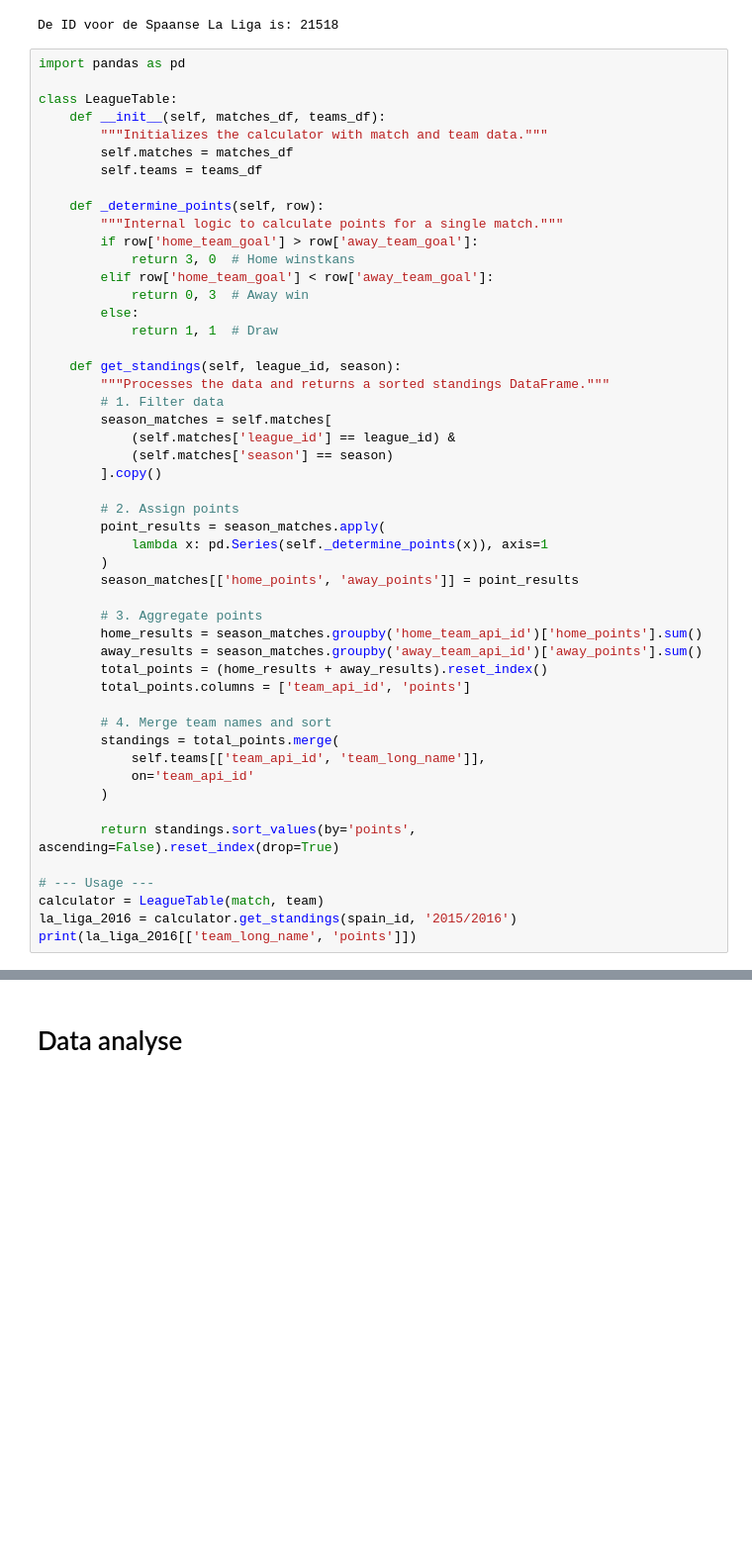
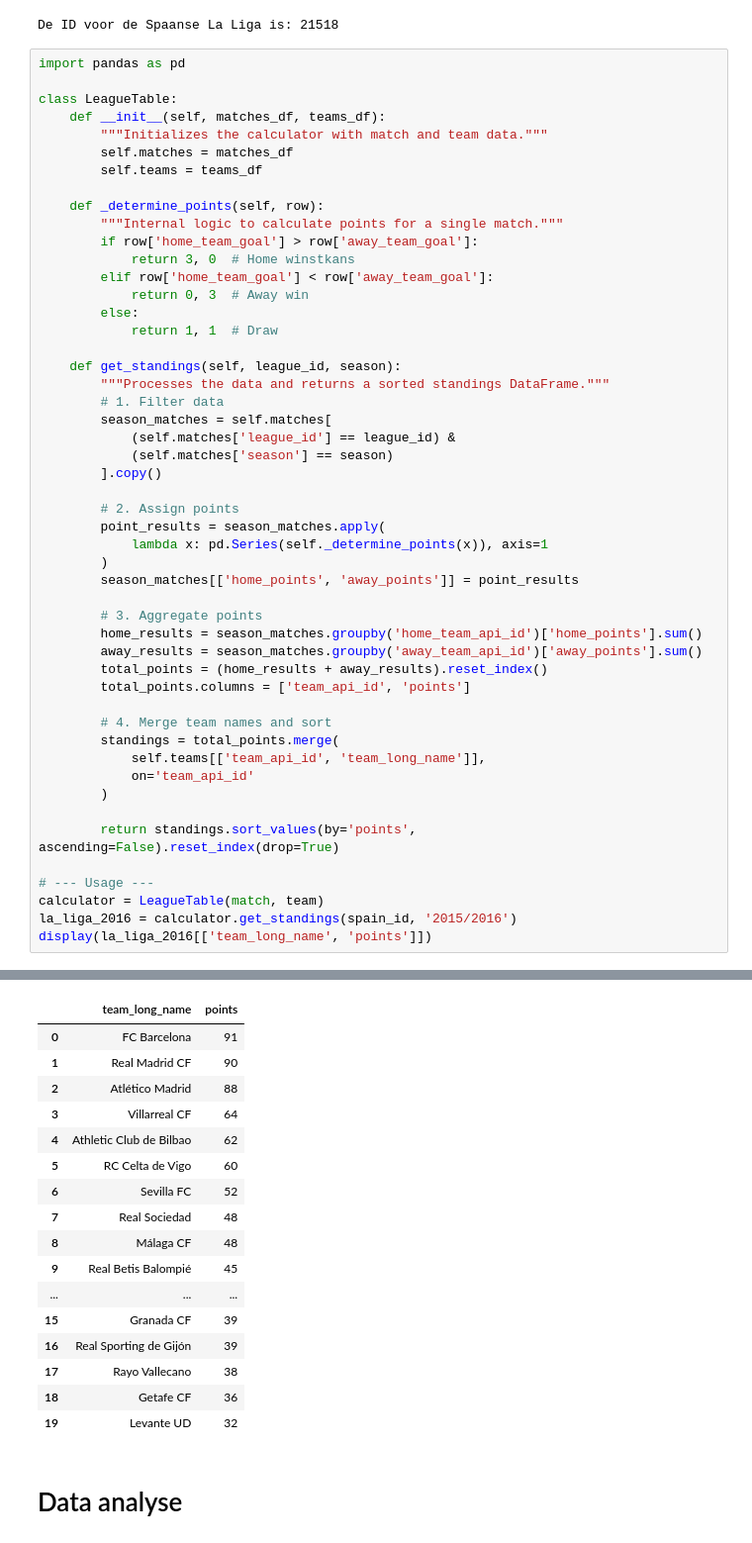
Before and after one commit to TijnD07/DataLab2-Sprint2, a Jupyter notebook: index.ipynb, the cells around one changed output, grey strips where cells are left out. Shown at 99% size. Saved outputs shown, nothing was run; the diff lists cells and outputs as text; blank space fills up the shorter version.

```diff
--- a/index.ipynb
+++ b/index.ipynb
@@ -443,5 +443,5 @@ class LeagueTable:
 # --- Usage ---
 calculator = LeagueTable(match, team)
 la_liga_2016 = calculator.get_standings(spain_id, '2015/2016')
-print(la_liga_2016[['team_long_name', 'points']])
+display(la_liga_2016[['team_long_name', 'points']])
 # %% [output]
@@ -465,3 +448,20 @@ print(la_liga_2016[['team_long_name', 'points']])
+|  | team_long_name | points |
+| 0 | FC Barcelona | 91 |
+| 1 | Real Madrid CF | 90 |
+| 2 | Atlético Madrid | 88 |
+| 3 | Villarreal CF | 64 |
+| 4 | Athletic Club de Bilbao | 62 |
+| 5 | RC Celta de Vigo | 60 |
+| 6 | Sevilla FC | 52 |
+| 7 | Real Sociedad | 48 |
+| 8 | Málaga CF | 48 |
+| 9 | Real Betis Balompié | 45 |
+| ... | ... | ... |
+| 15 | Granada CF | 39 |
+| 16 | Real Sporting de Gijón | 39 |
+| 17 | Rayo Vallecano | 38 |
+| 18 | Getafe CF | 36 |
+| 19 | Levante UD | 32 |
 # %% [markdown]
 # Data analyse
 # %% [markdown]
```
Also changed, not shown: parts of 1 cell of this notebook.
